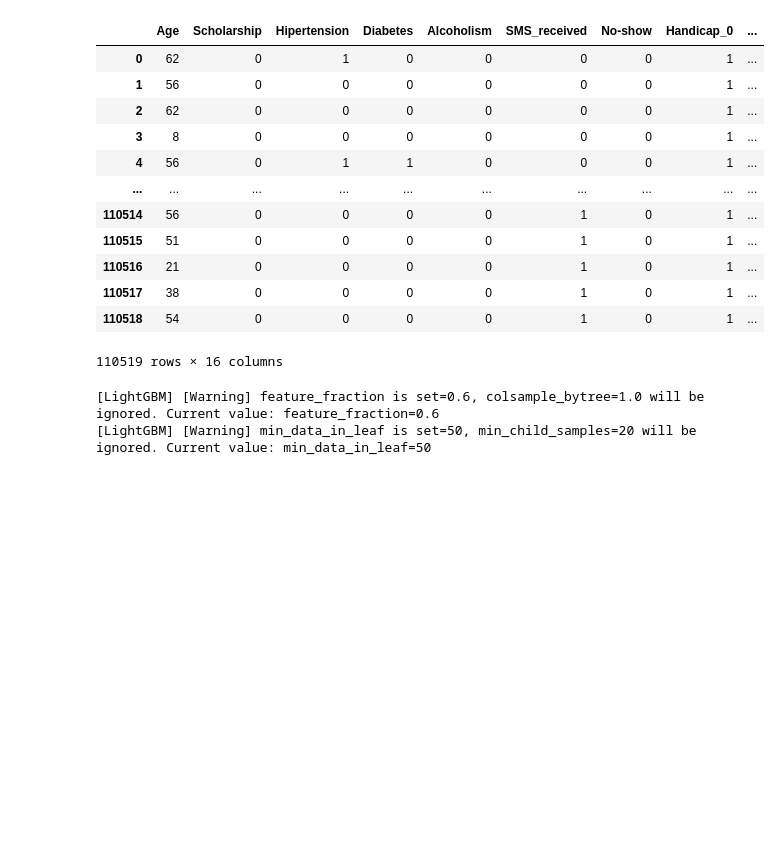
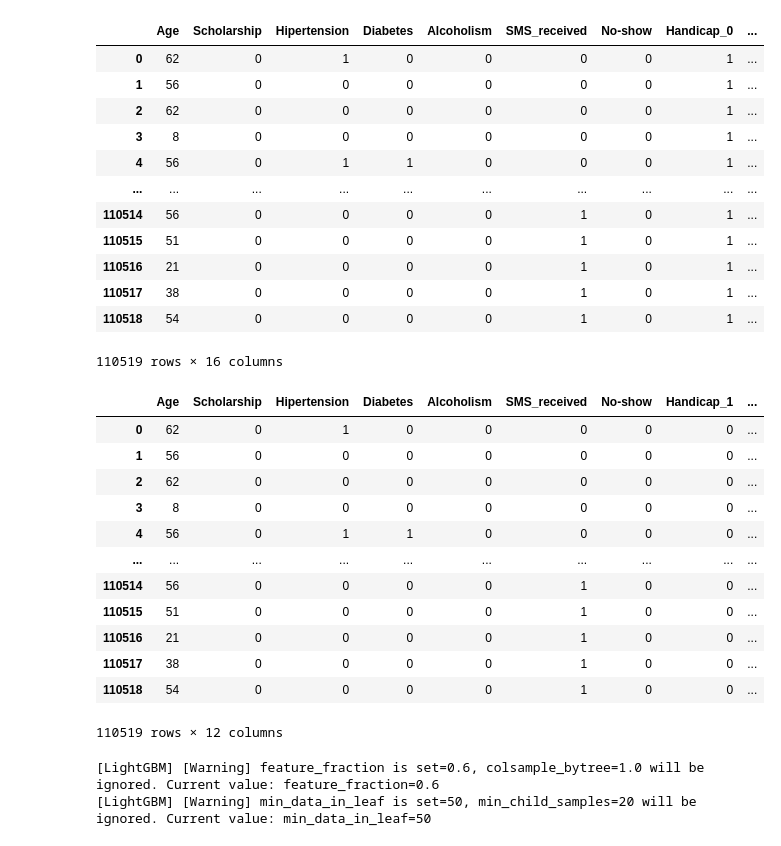
Before and after one commit to 5dongdong/PY_AI, a Jupyter notebook: model/LightGBM.ipynb, the cells around one changed output. Saved outputs shown, nothing was run; the diff lists cells and outputs as text; code cells hidden in the pictures; blank space fills up the shorter version.

```diff
--- a/model/LightGBM.ipynb
+++ b/model/LightGBM.ipynb
@@ -37,10 +37,30 @@ df
 # %%
 x = df[['Age',	'Scholarship',	'Hipertension',	'Diabetes',	'Alcoholism',	'SMS_received',	'Handicap_0',	'Handicap_1',	'Handicap_2',	'Handicap_3',	'Handicap_4',	'AwaitingTime',	'Num_App_Missed',	'Gender_F',	'Gender_M']]
 y = df[['No-show']]
+df = df.drop('Handicap_0', axis=1)
+df = df.drop('Handicap_2', axis=1)
+df = df.drop('Handicap_3', axis=1)
+df = df.drop('Handicap_4', axis=1)
 
 x_train, x_test, y_train,y_test = train_test_split(
     x, y, train_size=0.8, shuffle=True, random_state=42
 )
+# %%
+df
+# %% [output]
+|  | Age | Scholarship | Hipertension | Diabetes | Alcoholism | SMS_received | No-show | Handicap_1 | ... |
+| 0 | 62 | 0 | 1 | 0 | 0 | 0 | 0 | 0 | ... |
+| 1 | 56 | 0 | 0 | 0 | 0 | 0 | 0 | 0 | ... |
+| 2 | 62 | 0 | 0 | 0 | 0 | 0 | 0 | 0 | ... |
+| 3 | 8 | 0 | 0 | 0 | 0 | 0 | 0 | 0 | ... |
+| 4 | 56 | 0 | 1 | 1 | 0 | 0 | 0 | 0 | ... |
+| ... | ... | ... | ... | ... | ... | ... | ... | ... | ... |
+| 110514 | 56 | 0 | 0 | 0 | 0 | 1 | 0 | 0 | ... |
+| 110515 | 51 | 0 | 0 | 0 | 0 | 1 | 0 | 0 | ... |
+| 110516 | 21 | 0 | 0 | 0 | 0 | 1 | 0 | 0 | ... |
+| 110517 | 38 | 0 | 0 | 0 | 0 | 1 | 0 | 0 | ... |
+| 110518 | 54 | 0 | 0 | 0 | 0 | 1 | 0 | 0 | ... |
+110519 rows × 12 columns
 # %%
 # 변수 설정
 n_splits = 5    # 보통 홀수로 들어감
```
Also changed, not shown: parts of 2 cells of this notebook.
